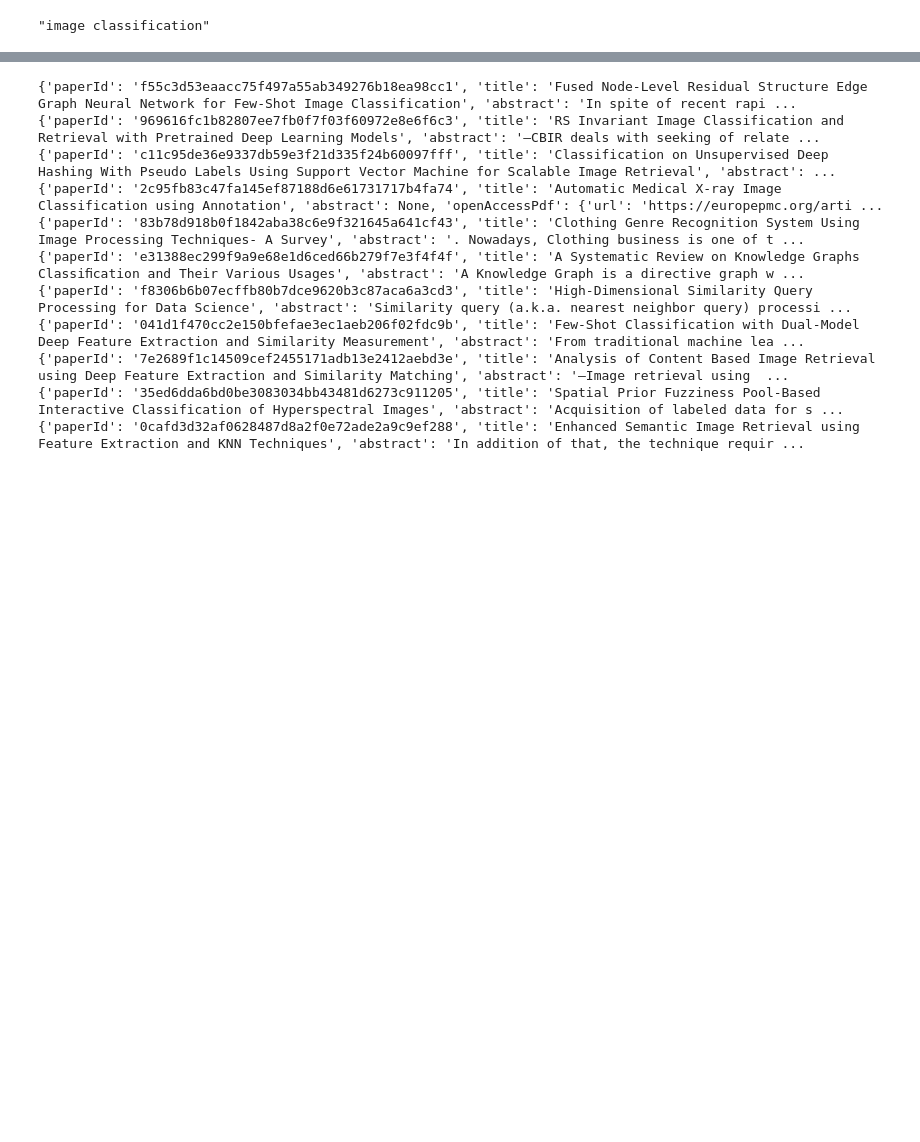
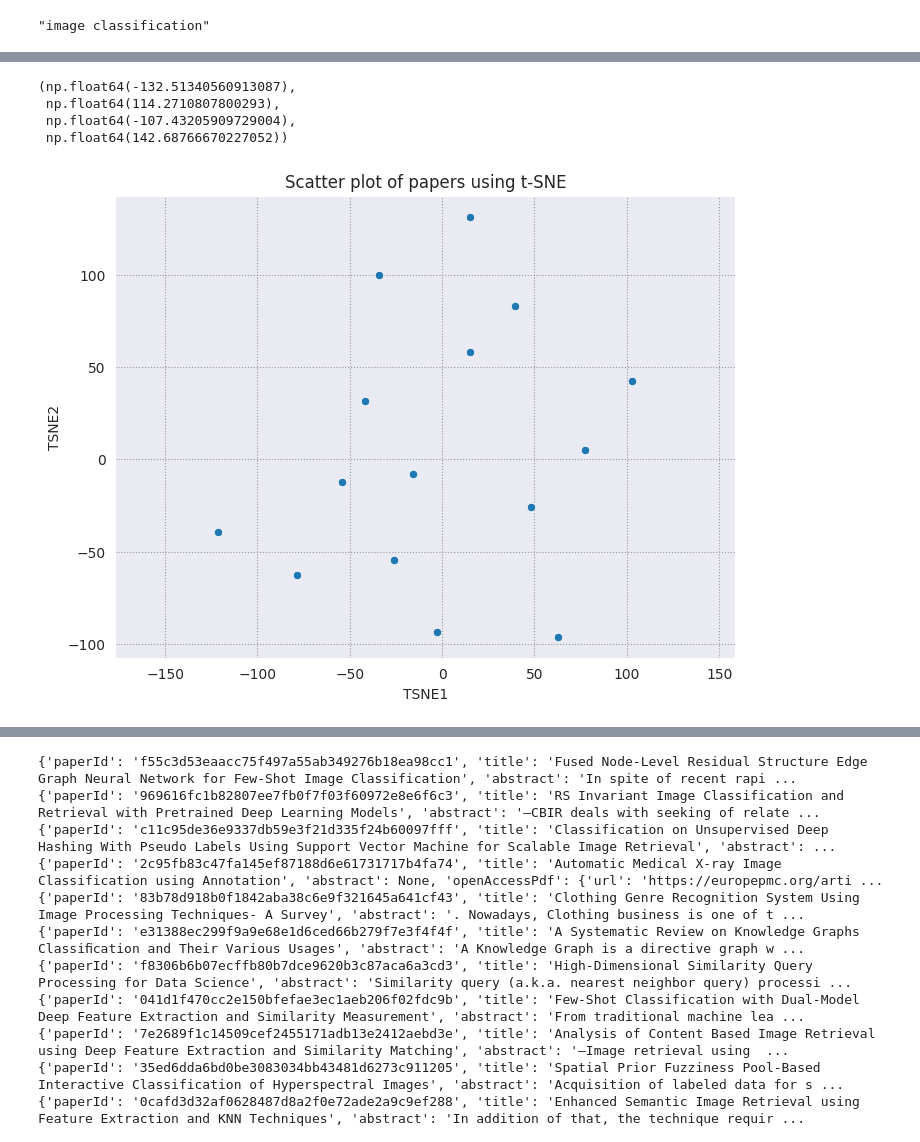
Before and after one commit to Aayushjn/ResearchBot, a Jupyter notebook: researchbot.ipynb, the cells around one changed output, grey strips where cells are left out. Drawn from its saved outputs; the diff is of its cells as text; code cells hidden in the pictures; blank space fills up the shorter version.

Commit message:
add clustering logic via LLM

```diff
--- a/researchbot.ipynb
+++ b/researchbot.ipynb
@@ -216,0 +180,29 @@ pprint(clusters)
+# %%
+tqdm.pandas()
+
+df = pd.DataFrame.from_dict(papers, orient="index")
+
+
+def make_embed_function(model_name: str):
+    @retry.Retry(timeout=300.0)
+    def embed_fn(text: str) -> list[float]:
+        embedding = genai.embed_content(model_name, text, task_type="clustering")
+        return embedding["embedding"]
+
+    return embed_fn
+
+def create_embeddings(df: pd.DataFrame):
+    model = "models/embedding-001"
+    df["embeddings"] = df["abstract"].progress_apply(make_embed_function(model))
+    return df
+
+df = create_embeddings(df)
+# %%
+X = np.array(df['embeddings'].to_list(), dtype=np.float32)
+X.shape[0]
+
+tsne = TSNE(perplexity=8, random_state=0, max_iter=1000)
+tsne_results = tsne.fit_transform(X)
+
+df_tsne = pd.DataFrame(tsne_results, columns=["TSNE1", "TSNE2"])
+df_tsne
@@ -216,0 +226,15 @@ pprint(clusters)
+# %%
+fig, ax = plt.subplots(figsize=(8,6)) # Set figsize
+sns.set_style('darkgrid', {"grid.color": ".6", "grid.linestyle": ":"})
+sns.scatterplot(data=df_tsne, x='TSNE1', y='TSNE2')
+# sns.move_legend(ax, "upper left", bbox_to_anchor=(1, 1))
+plt.title('Scatter plot of papers using t-SNE');
+plt.xlabel('TSNE1');
+plt.ylabel('TSNE2');
+plt.axis('equal')
+# %% [output]
+(np.float64(-132.51340560913087),
+ np.float64(114.2710807800293),
+ np.float64(-107.43205909729004),
+ np.float64(142.68766670227052))
+[figure, added]
```
Also changed, not shown: parts of 11 cells of this notebook, 2 other files.
